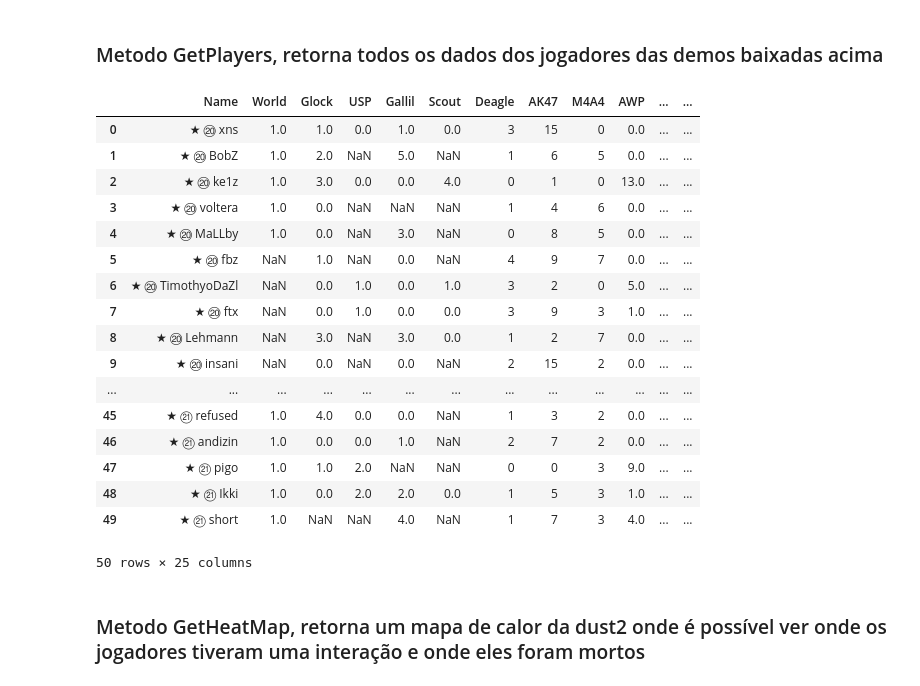
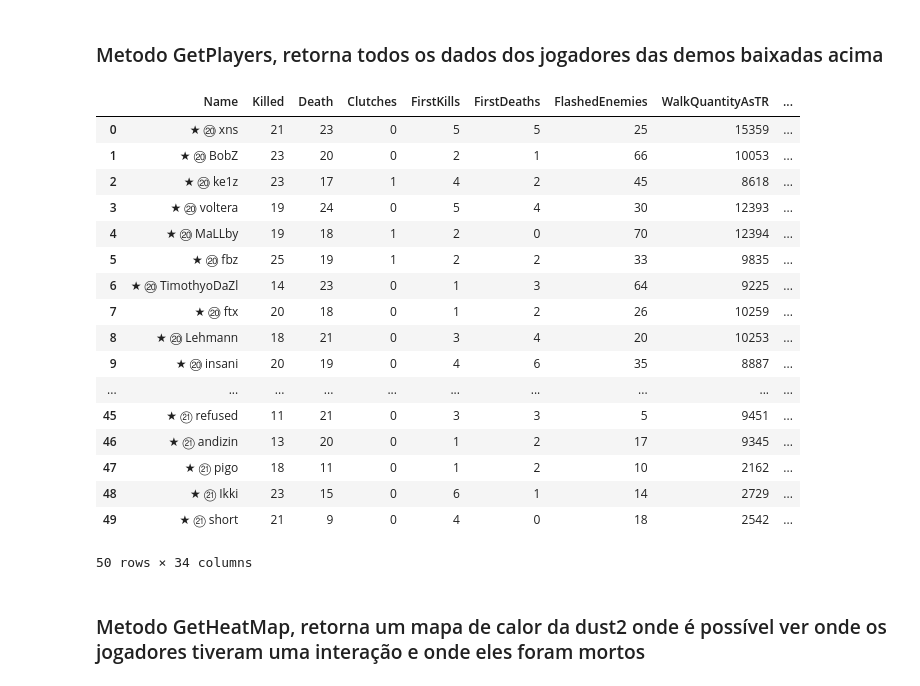
Before and after one commit to Murilobdo/DemoCSGO_API, a Jupyter notebook: Jupyter_Notebook/TCC_Notebook.ipynb, the cells around one changed output. Saved outputs shown, nothing was run; the diff lists cells and outputs as text; code cells hidden in the pictures.

```diff
--- a/Jupyter_Notebook/TCC_Notebook.ipynb
+++ b/Jupyter_Notebook/TCC_Notebook.ipynb
@@ -53,8 +53,6 @@ for link in ligas['demo']:
 
     index+=1;
 
-    if index > 5:
-        break
 
 end = time.time()
 tempoDecorrido = end - start
@@ -69,16 +67,27 @@ partidas/partida5.rar baixada em 3.4983932971954346s
 Todas as partidas baixadas em 3.499394178390503s
 # %%
 def GetNamesWeapon(data):
-    result = ['Name']
+    result = ['Name', 'Killed', 'Death', 'Clutches', 'FirstKills', 'FirstDeaths', 'FlashedEnemies', 'WalkQuantityAsTR',
+              'DistanceTraveledAsTR', 'DistanceTraveledAsCT']
     for player in data:
         for weapon in player['Weapons']:
             if weapon['NameWeapon'] not in result:
                 result.append(weapon['NameWeapon'])
     return result
 
-def GetInfoWeaponPlayer(name, weapons):
-    dic = {weapon['NameWeapon']: weapon['KillQuantity'] for weapon in weapons }
-    dic['Name'] = name
+def GetInfoWeaponPlayer(name, weapons, jsonResult):
+    print()
+    dic = {weapon['NameWeapon']: int(weapon['KillQuantity']) for weapon in weapons }
+    dic['Name']                 = name
+    dic['Killed']               = jsonResult['Killed']
+    dic['Death']                = jsonResult['Death']
+    dic['Clutches']             = jsonResult['Clutches']
+    dic['FirstKills']           = jsonResult['FirstKills']
+    dic['FirstDeaths']          = jsonResult['FirstDeaths']
+    dic['FlashedEnemies']       = jsonResult['FlashedEnemies']
+    dic['WalkQuantityAsTR']     = jsonResult['WalkQuantityAsTR']
+    dic['DistanceTraveledAsTR'] = jsonResult['DistanceTraveledAsTR']
+    dic['DistanceTraveledAsCT'] = jsonResult['DistanceTraveledAsCT']
     return dic
 # %% [markdown]
 ## Agora vamos consumir a API e seus métodos
@@ -87,34 +96,36 @@ def GetInfoWeaponPlayer(name, weapons):
 # %%
 jsonResult = json.loads(rq.get(url_api + "GetPlayers", verify=False).content)
 
 playerWeaponsArray = []
 
 #pego o nome de todas as armas para fazer de colunas
 weaponsArray = GetNamesWeapon(jsonResult)
+for player in jsonResult:
+    playerWeaponsArray.append(GetInfoWeaponPlayer(player['Name'], player['Weapons'], player))
 
-for player in jsonResult:
-    playerWeaponsArray.append(GetInfoWeaponPlayer(player['Name'], player['Weapons']))
-
-pd.DataFrame(data=playerWeaponsArray, columns=weaponsArray)
+df = pd.DataFrame(data=playerWeaponsArray, columns=weaponsArray)
+df = df.fillna(0)
+df.to_csv("AllPlayersStats.csv")
+df
 # %% [output]
-|  | Name | World | Glock | USP | Gallil | Scout | Deagle | AK47 | M4A4 | AWP | ... | ... |
-| 0 | ★ ⑳ xns | 1.0 | 1.0 | 0.0 | 1.0 | 0.0 | 3 | 15 | 0 | 0.0 | ... | ... |
-| 1 | ★ ⑳ BobZ | 1.0 | 2.0 | NaN | 5.0 | NaN | 1 | 6 | 5 | 0.0 | ... | ... |
-| 2 | ★ ⑳ ke1z | 1.0 | 3.0 | 0.0 | 0.0 | 4.0 | 0 | 1 | 0 | 13.0 | ... | ... |
-| 3 | ★ ⑳ voltera | 1.0 | 0.0 | NaN | NaN | NaN | 1 | 4 | 6 | 0.0 | ... | ... |
-| 4 | ★ ⑳ MaLLby | 1.0 | 0.0 | NaN | 3.0 | NaN | 0 | 8 | 5 | 0.0 | ... | ... |
-| 5 | ★ ⑳ fbz | NaN | 1.0 | NaN | 0.0 | NaN | 4 | 9 | 7 | 0.0 | ... | ... |
-| 6 | ★ ⑳ TimothyoDaZl | NaN | 0.0 | 1.0 | 0.0 | 1.0 | 3 | 2 | 0 | 5.0 | ... | ... |
-| 7 | ★ ⑳ ftx | NaN | 0.0 | 1.0 | 0.0 | 0.0 | 3 | 9 | 3 | 1.0 | ... | ... |
-| 8 | ★ ⑳ Lehmann | NaN | 3.0 | NaN | 3.0 | 0.0 | 1 | 2 | 7 | 0.0 | ... | ... |
-| 9 | ★ ⑳ insani | NaN | 0.0 | NaN | 0.0 | NaN | 2 | 15 | 2 | 0.0 | ... | ... |
-| ... | ... | ... | ... | ... | ... | ... | ... | ... | ... | ... | ... | ... |
-| 45 | ★ ㉑ refused | 1.0 | 4.0 | 0.0 | 0.0 | NaN | 1 | 3 | 2 | 0.0 | ... | ... |
-| 46 | ★ ㉑ andizin | 1.0 | 0.0 | 0.0 | 1.0 | NaN | 2 | 7 | 2 | 0.0 | ... | ... |
-| 47 | ★ ㉑ pigo | 1.0 | 1.0 | 2.0 | NaN | NaN | 0 | 0 | 3 | 9.0 | ... | ... |
-| 48 | ★ ㉑ Ikki | 1.0 | 0.0 | 2.0 | 2.0 | 0.0 | 1 | 5 | 3 | 1.0 | ... | ... |
-| 49 | ★ ㉑ short | 1.0 | NaN | NaN | 4.0 | NaN | 1 | 7 | 3 | 4.0 | ... | ... |
+|  | Name | Killed | Death | Clutches | FirstKills | FirstDeaths | FlashedEnemies | WalkQuantityAsTR | ... |
+| 0 | ★ ⑳ xns | 21 | 23 | 0 | 5 | 5 | 25 | 15359 | ... |
+| 1 | ★ ⑳ BobZ | 23 | 20 | 0 | 2 | 1 | 66 | 10053 | ... |
+| 2 | ★ ⑳ ke1z | 23 | 17 | 1 | 4 | 2 | 45 | 8618 | ... |
+| 3 | ★ ⑳ voltera | 19 | 24 | 0 | 5 | 4 | 30 | 12393 | ... |
+| 4 | ★ ⑳ MaLLby | 19 | 18 | 1 | 2 | 0 | 70 | 12394 | ... |
+| 5 | ★ ⑳ fbz | 25 | 19 | 1 | 2 | 2 | 33 | 9835 | ... |
+| 6 | ★ ⑳ TimothyoDaZl | 14 | 23 | 0 | 1 | 3 | 64 | 9225 | ... |
+| 7 | ★ ⑳ ftx | 20 | 18 | 0 | 1 | 2 | 26 | 10259 | ... |
+| 8 | ★ ⑳ Lehmann | 18 | 21 | 0 | 3 | 4 | 20 | 10253 | ... |
+| 9 | ★ ⑳ insani | 20 | 19 | 0 | 4 | 6 | 35 | 8887 | ... |
+| ... | ... | ... | ... | ... | ... | ... | ... | ... | ... |
+| 45 | ★ ㉑ refused | 11 | 21 | 0 | 3 | 3 | 5 | 9451 | ... |
+| 46 | ★ ㉑ andizin | 13 | 20 | 0 | 1 | 2 | 17 | 9345 | ... |
+| 47 | ★ ㉑ pigo | 18 | 11 | 0 | 1 | 2 | 10 | 2162 | ... |
+| 48 | ★ ㉑ Ikki | 23 | 15 | 0 | 6 | 1 | 14 | 2729 | ... |
+| 49 | ★ ㉑ short | 21 | 9 | 0 | 4 | 0 | 18 | 2542 | ... |
-50 rows × 25 columns
+50 rows × 34 columns
 # %% [markdown]
 ### Metodo GetHeatMap, retorna um mapa de calor da dust2 onde é possível ver onde os jogadores tiveram uma interação e onde eles foram mortos
 # %%
```
Also changed, not shown: 1 other file.
